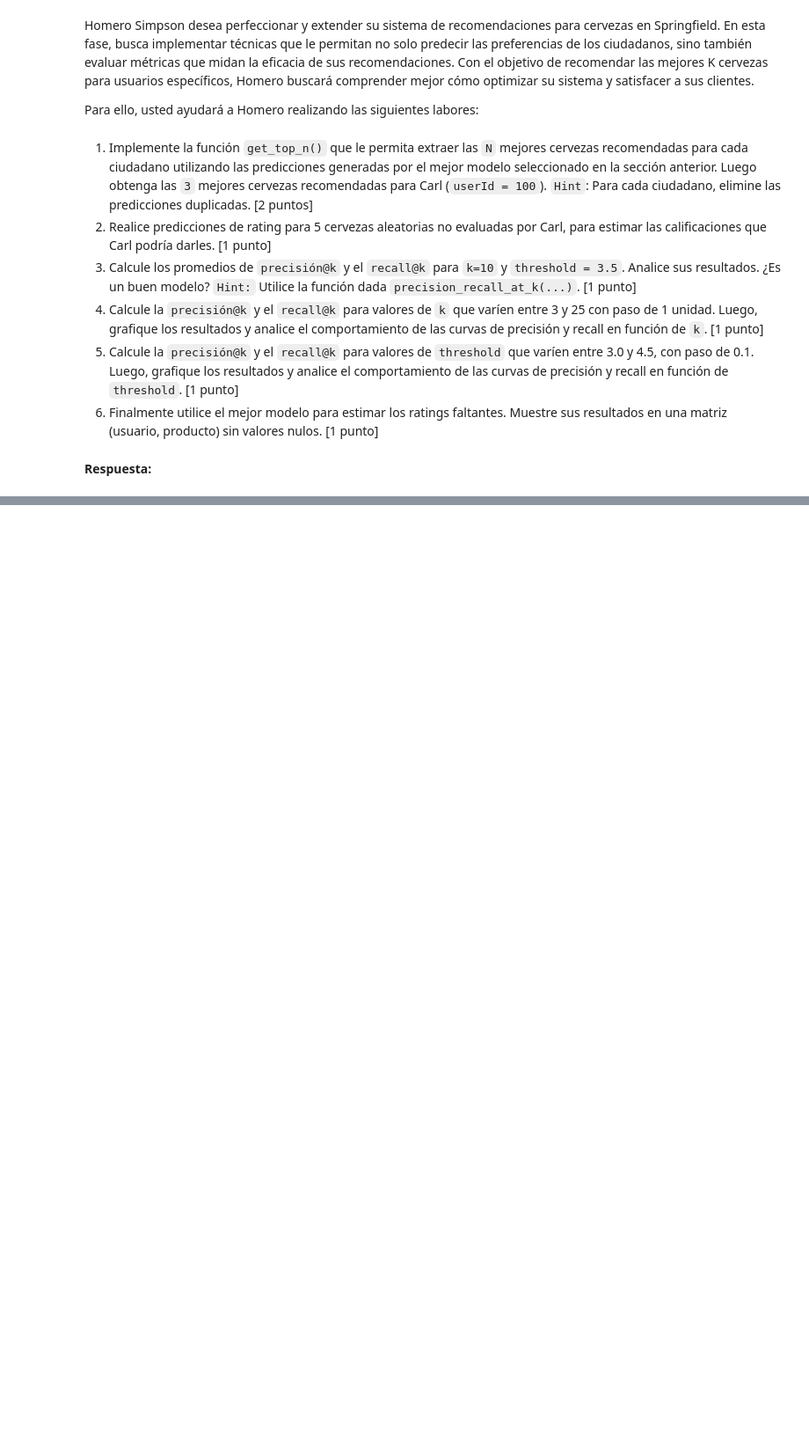
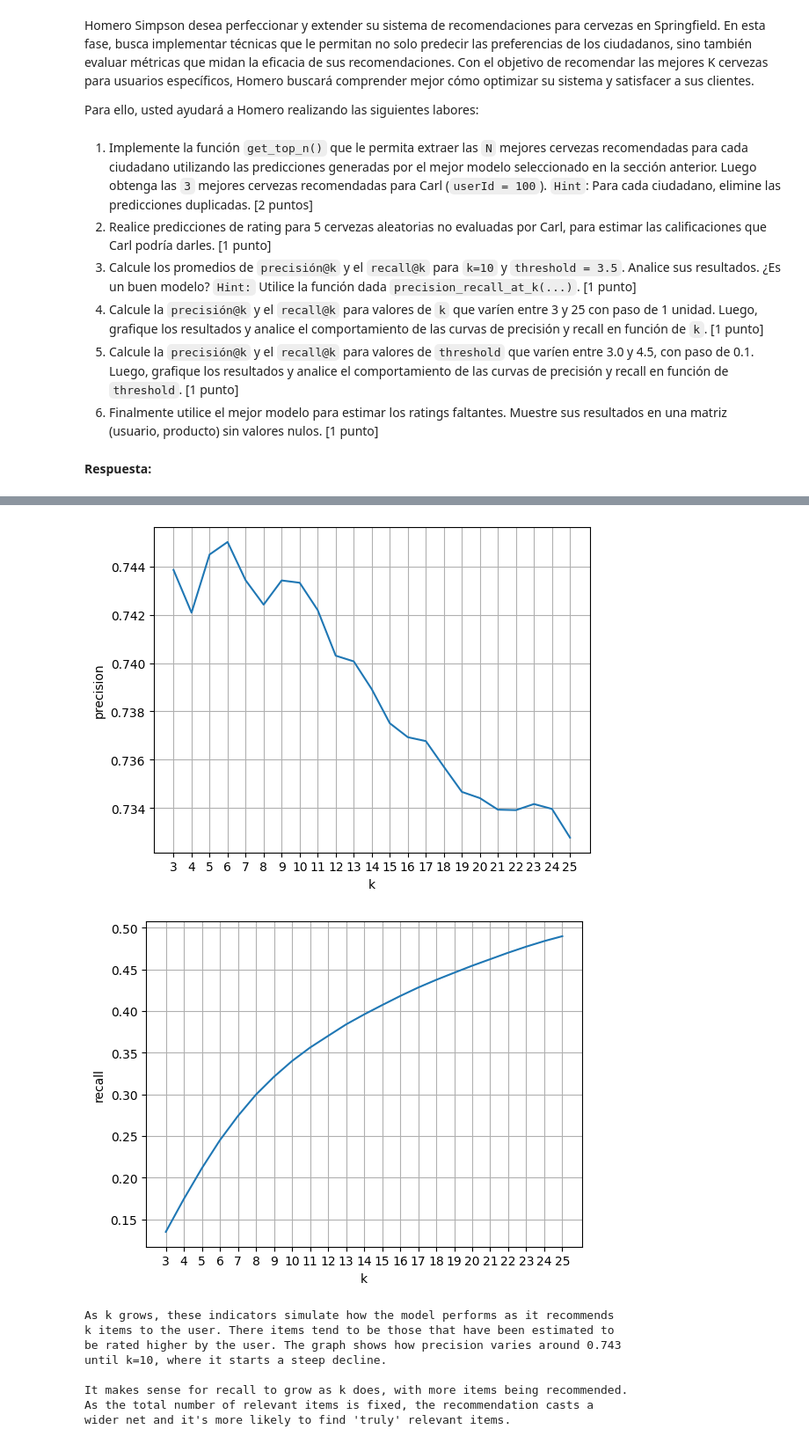
Before and after one commit to frpezzolla/lab_mds, a Jupyter notebook: lab_8/Lab_8_Enunciado.ipynb, the cells around one changed output, grey strips where cells are left out. Shown at 88% size. Cells and saved outputs as stored; diff of their text form; code cells hidden in the pictures; blank space fills up the shorter version.

```diff
--- a/lab_8/Lab_8_Enunciado.ipynb
+++ b/lab_8/Lab_8_Enunciado.ipynb
@@ -1222,0 +1345,16 @@ BeerId: 50795, Estimated Rating: 3.79
+# %%
+precisions, recalls = precision_recall_at_k(predictions_svd, k=10, threshold=3.5)
+
+mean_precision = sum(precisions.values()) / len(precisions) if precisions else 0
+mean_recall = sum(recalls.values()) / len(recalls) if recalls else 0
+
+print(f'> Mean precision: {mean_precision:.4f}')
+print(f'> Mean recall: {mean_recall:.4f}')
+
+str_ = """
+While precision appears to be reasonably high, a low recall indicates that the model
+isn't accurately predicting the tastes of users. Low recall can be interpreted as the
+model incorrectly thinking that a beer will not have a high score when it does, and
+viceversa. Therefore, it doesn't seem to be a good enough model.
+"""
+print(str_)
@@ -1222,0 +1369,47 @@ BeerId: 50795, Estimated Rating: 3.79
+# %%
+K_START = 3
+K_STOP = 25
+
+precision_k = []
+recall_k = []
+
+for k_ in range(K_START,K_STOP+1):
+    precisions, recalls = precision_recall_at_k(predictions_svd, k=k_, threshold=3.5)
+
+    mean_precision = sum(precisions.values()) / len(precisions) if precisions else 0
+    mean_recall = sum(recalls.values()) / len(recalls) if recalls else 0
+
+    print(f"> For k = {k_}:")
+    precision_k.append(mean_precision)
+    print(f'  - Mean precision: {mean_precision:.4f}')
+    recall_k.append(mean_recall)
+    print(f'  - Mean recall: {mean_recall:.4f}')
+
+xlist = [k for k in range(K_START,K_STOP+1)]
+
+plt.plot(xlist, precision_k)
+plt.ylabel("precision")
+plt.xlabel("k")
+plt.xticks(xlist)
+plt.grid()
+plt.show()
+
+plt.plot(xlist, recall_k)
+plt.ylabel("recall")
+plt.xlabel("k")
+plt.xticks(xlist)
+plt.grid()
+plt.show()
+
+str_ = """
+As k grows, these indicators simulate how the model performs as it recommends
+k items to the user. There items tend to be those that have been estimated to
+be rated higher by the user. The graph shows how precision varies around 0.743
+until k=10, where it starts a steep decline.
+
+It makes sense for recall to grow as k does, with more items being recommended.
+As the total number of relevant items is fixed, the recommendation casts a
+wider net and it's more likely to find 'truly' relevant items.
+"""
+print(str_)
+# %% [output]
@@ -1222,0 +1433,10 @@ BeerId: 50795, Estimated Rating: 3.79
+[figure, added]
+[figure, added]
+As k grows, these indicators simulate how the model performs as it recommends
+k items to the user. There items tend to be those that have been estimated to
+be rated higher by the user. The graph shows how precision varies around 0.743
+until k=10, where it starts a steep decline.
+
+It makes sense for recall to grow as k does, with more items being recommended.
+As the total number of relevant items is fixed, the recommendation casts a
+wider net and it's more likely to find 'truly' relevant items.
```
Also changed, not shown: parts of 21 cells of this notebook.
